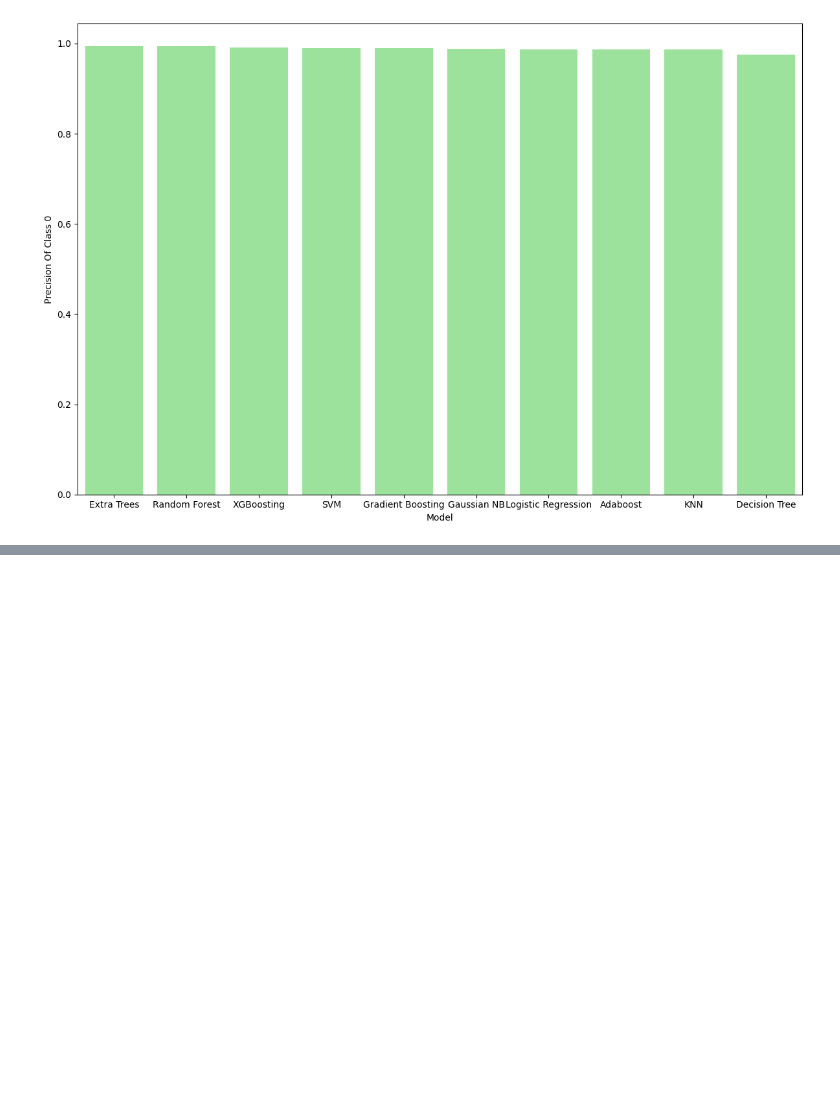
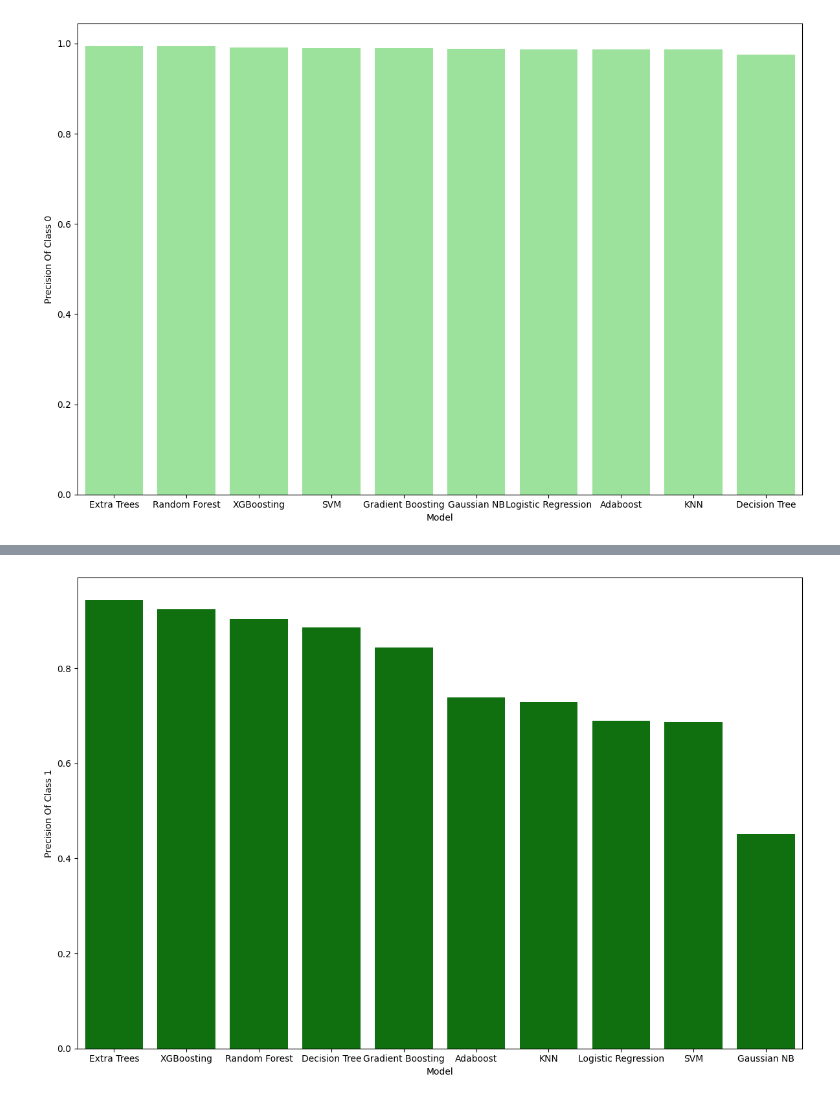
Before and after one commit to SLCosta1011/Country-Development-Predictor, a Jupyter notebook: model_test.ipynb, the cells around one changed output, grey strips where cells are left out. Drawn from its saved outputs; the diff is of its cells as text; code cells hidden in the pictures; blank space fills up the shorter version.

Commit message:
Bar chart for the precision of each algorithm on class 1

```diff
--- a/model_test.ipynb
+++ b/model_test.ipynb
@@ -809,0 +818,6 @@ plt.show()
+# %%
+precision_1 = {
+    name: result['test_precision_1'].mean() for
+    name, result in zip(model_names, model_results)
+}
+precision_1
@@ -809,0 +835,3 @@ plt.show()
+# %%
+df_precision_1 = pd.DataFrame(data=precision_1.items(), columns=['Model', 'Precision Of Class 1'])
+df_precision_1
@@ -809,0 +850,15 @@ plt.show()
+# %%
+plt.figure(figsize=(12, 8))
+
+sns.barplot(
+    data=df_precision_1,
+    x='Model',
+    y='Precision Of Class 1',
+    order=df_precision_1.sort_values('Precision Of Class 1', ascending=False)['Model'],
+    color='green',
+)
+
+plt.tight_layout()
+plt.show()
+# %% [output]
+[figure, added]
```
Also changed, not shown: parts of 9 cells of this notebook.
